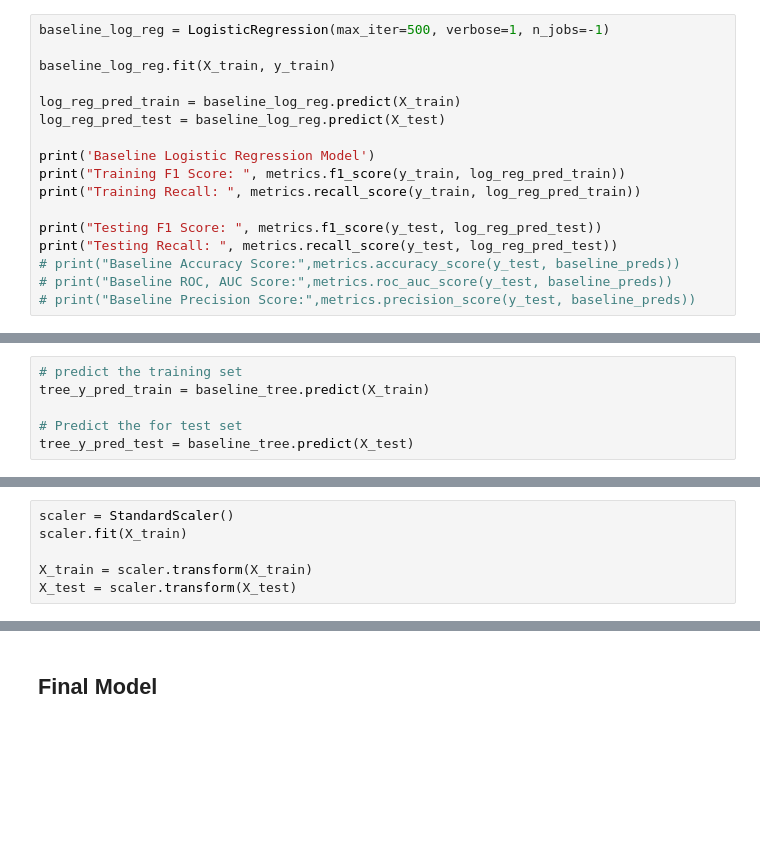
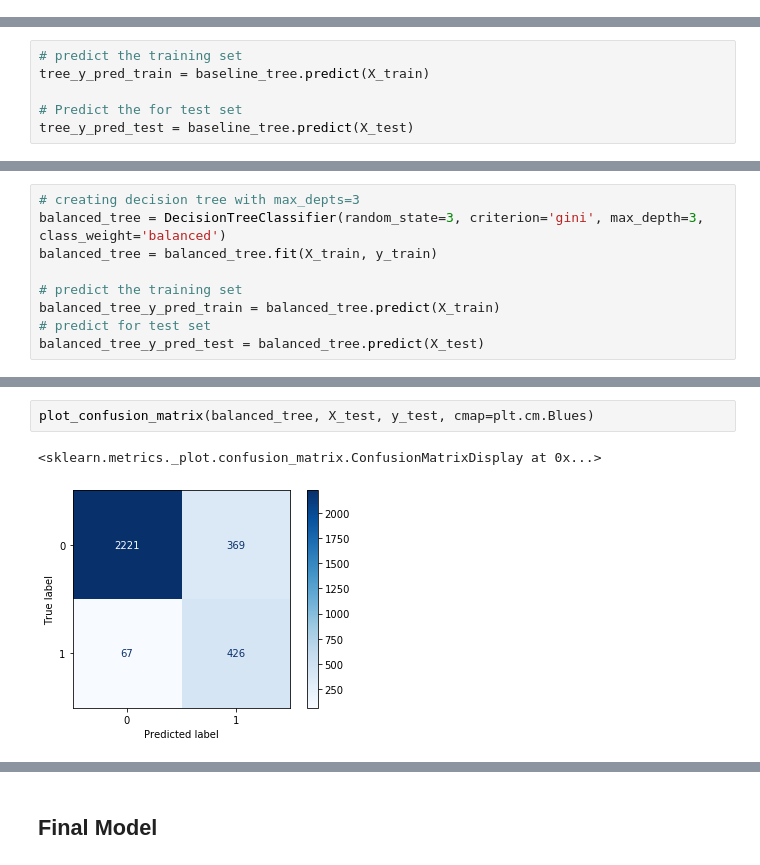
Before and after one commit to jefelito/ecommerce_purchases, a Jupyter notebook: final_model.ipynb, the cells around one changed output, grey strips where cells are left out. Drawn from its saved outputs; the diff is of its cells as text; blank space fills up the shorter version.

Commit message:
setting up final model notebook

```diff
--- a/final_model.ipynb
+++ b/final_model.ipynb
@@ -88,17 +84,0 @@ KNN, Logistic Regression, Decision Tree or Random Forest?
-# %%
-baseline_log_reg = LogisticRegression(max_iter=500, verbose=1, n_jobs=-1)
-
-baseline_log_reg.fit(X_train, y_train)
-
-log_reg_pred_train = baseline_log_reg.predict(X_train)
-log_reg_pred_test = baseline_log_reg.predict(X_test)
-
-print('Baseline Logistic Regression Model')
-print("Training F1 Score: ", metrics.f1_score(y_train, log_reg_pred_train))
-print("Training Recall: ", metrics.recall_score(y_train, log_reg_pred_train))
-
-print("Testing F1 Score: ", metrics.f1_score(y_test, log_reg_pred_test))
-print("Testing Recall: ", metrics.recall_score(y_test, log_reg_pred_test))
-# print("Baseline Accuracy Score:",metrics.accuracy_score(y_test, baseline_preds))
-# print("Baseline ROC, AUC Score:",metrics.roc_auc_score(y_test, baseline_preds))
-# print("Baseline Precision Score:",metrics.precision_score(y_test, baseline_preds))
@@ -151,6 +119,0 @@ This is because:
-# %%
-scaler = StandardScaler()
-scaler.fit(X_train)
-
-X_train = scaler.transform(X_train)
-X_test = scaler.transform(X_test)
@@ -168,0 +207,9 @@ X_test = scaler.transform(X_test)
+# %%
+# creating decision tree with max_depts=3
+balanced_tree = DecisionTreeClassifier(random_state=3, criterion='gini', max_depth=3, class_weight='balanced')
+balanced_tree = balanced_tree.fit(X_train, y_train)
+
+# predict the training set
+balanced_tree_y_pred_train = balanced_tree.predict(X_train)
+# predict for test set
+balanced_tree_y_pred_test = balanced_tree.predict(X_test)
@@ -168,0 +234,5 @@ X_test = scaler.transform(X_test)
+# %%
+plot_confusion_matrix(balanced_tree, X_test, y_test, cmap=plt.cm.Blues)
+# %% [output]
+<sklearn.metrics._plot.confusion_matrix.ConfusionMatrixDisplay at 0x...>
+[figure, added]
```
Also changed, not shown: parts of 52 cells of this notebook, 3 other files.
